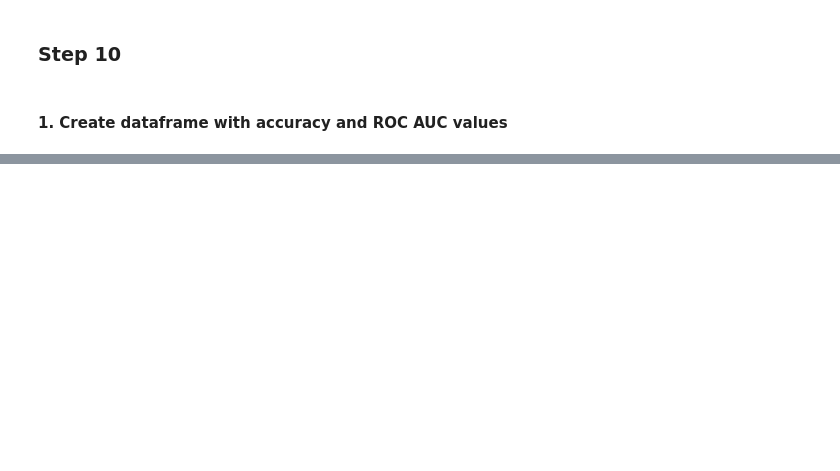
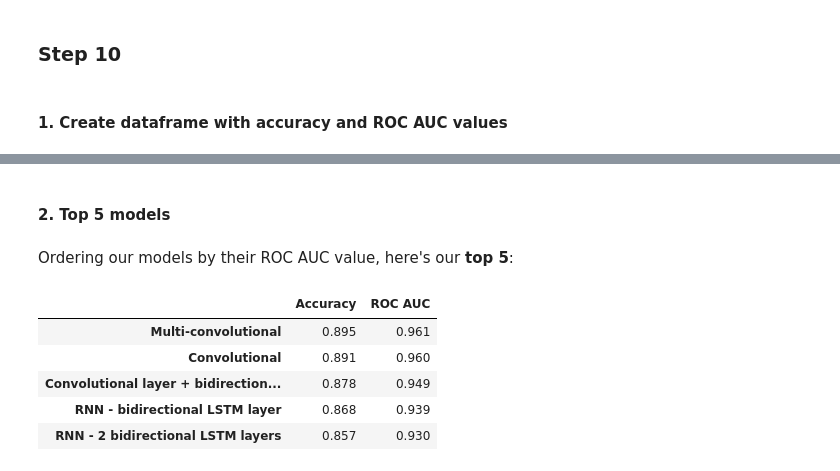
Before and after one commit to j-n-t/natural_language_processing, a Jupyter notebook: Text Classification with Neural Networks.ipynb, the cells around one changed output, grey strips where cells are left out. Cells and saved outputs as stored; diff of their text form; code cells hidden in the pictures; blank space fills up the shorter version.

```diff
--- a/Text Classification with Neural Networks.ipynb
+++ b/Text Classification with Neural Networks.ipynb
@@ -1926,0 +2067,13 @@ df_models
+# %% [markdown]
+#### 2. Top 5 models
+# %% [markdown]
+Ordering our models by their ROC AUC value, here's our **top 5**:
+# %%
+df_models.sort_values(by=['ROC AUC'], ascending=False).head()
+# %% [output]
+|  | Accuracy | ROC AUC |
+| Multi-convolutional | 0.895 | 0.961 |
+| Convolutional | 0.891 | 0.960 |
+| Convolutional layer + bidirection... | 0.878 | 0.949 |
+| RNN - bidirectional LSTM layer | 0.868 | 0.939 |
+| RNN - 2 bidirectional LSTM layers | 0.857 | 0.930 |
```
Also changed, not shown: parts of 67 cells of this notebook.
